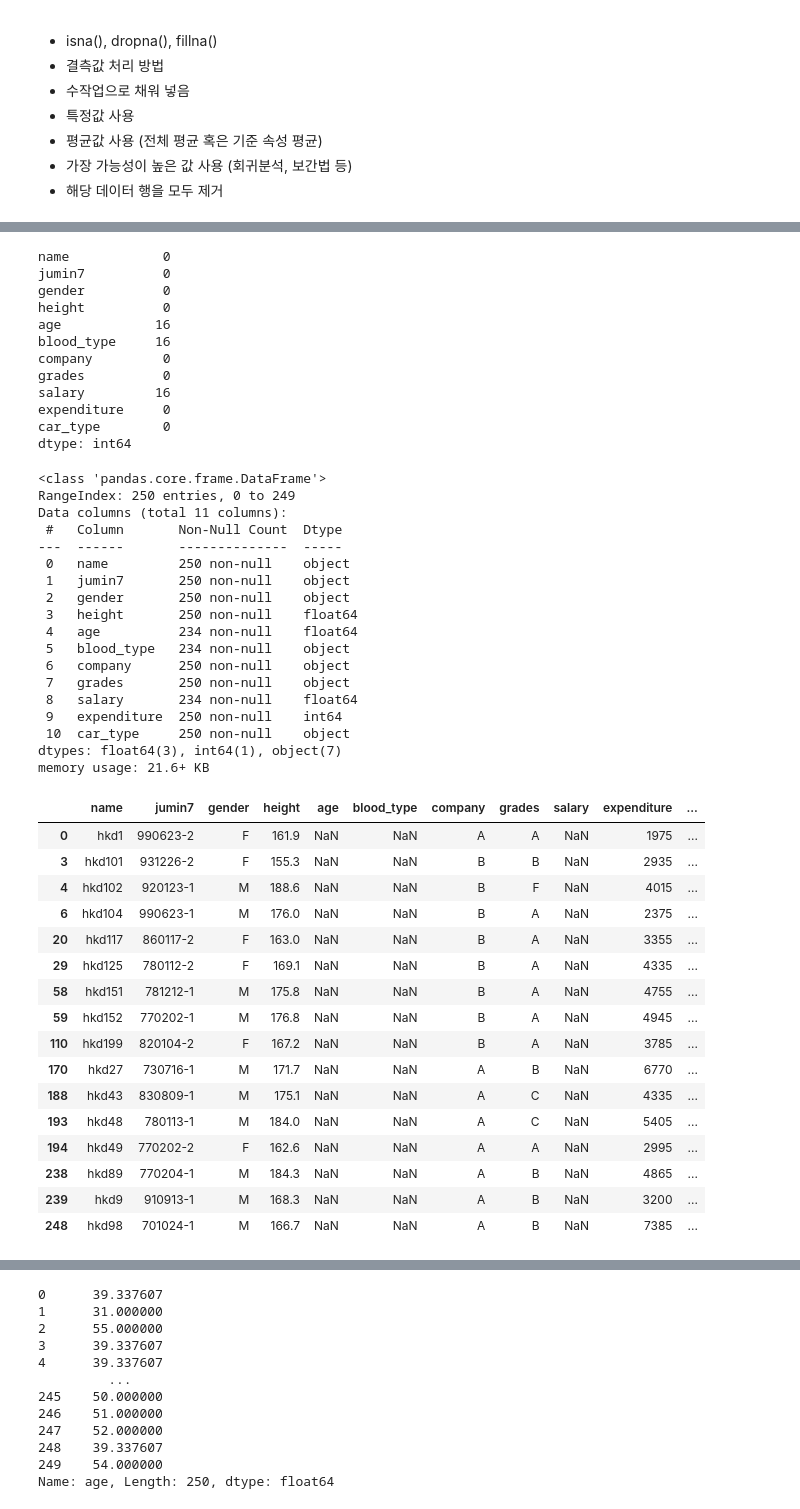
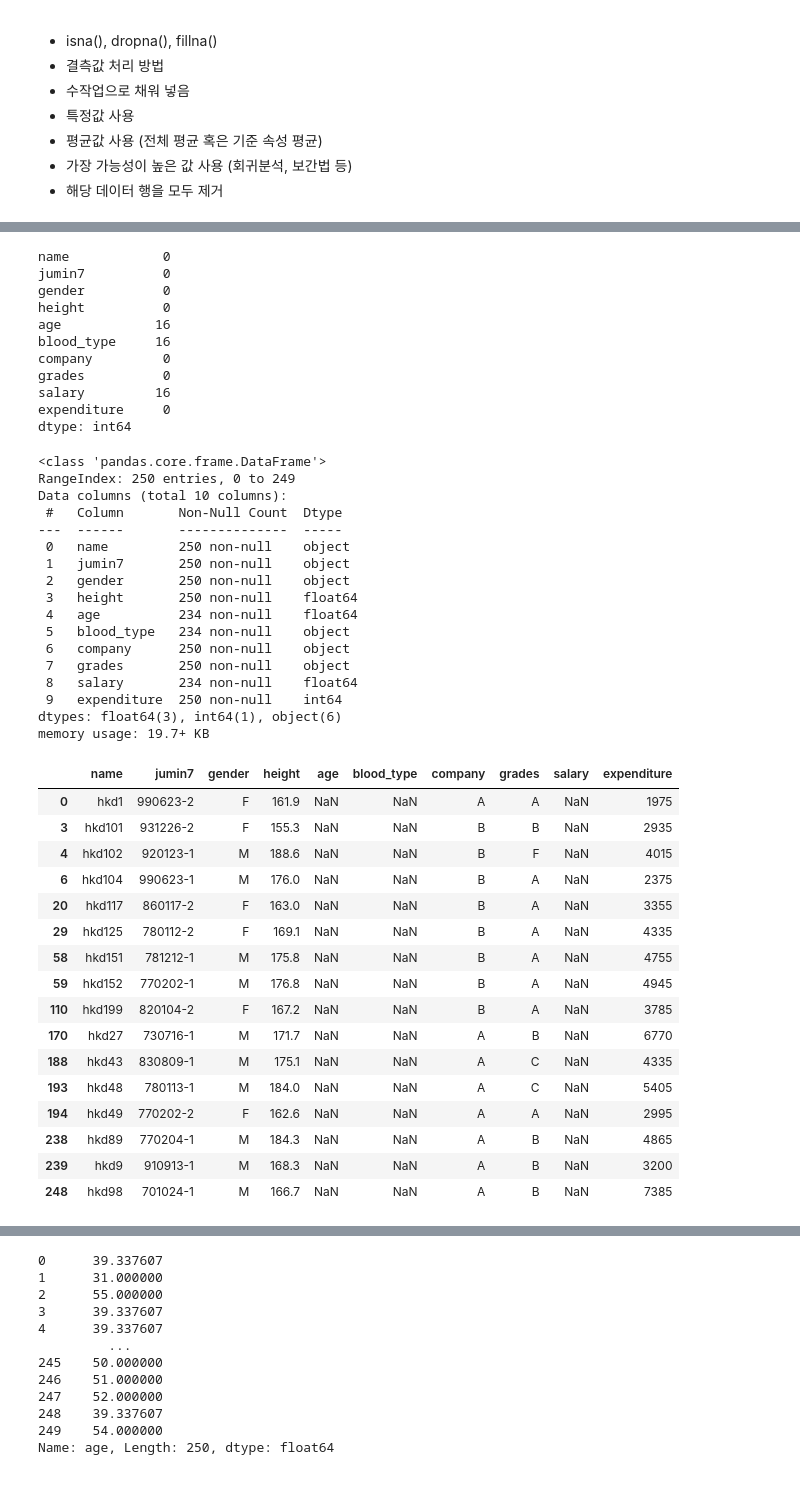
Before and after one commit to looloo404/AI-Basic, a Jupyter notebook: [Workbook]ch4 데이터전처리.ipynb, the cells around one changed output, grey strips where cells are left out. Saved outputs shown, nothing was run; the diff lists cells and outputs as text; code cells hidden in the pictures.

```diff
--- a/[Workbook]ch4 데이터전처리.ipynb
+++ b/[Workbook]ch4 데이터전처리.ipynb
@@ -23,3 +23,4 @@ pd.__version__
 * 해당 데이터 행을 모두 제거
 # %%
 # 파일 로딩
+df_hk_na = pd.read_csv('./data/hk_221206_na.csv')
@@ -26,5 +39,6 @@ pd.__version__
 # %%
 # 결측값 확인
+df_hk_na.isna().sum()
 # %% [output]
 name            0
 jumin7          0
@@ -36,14 +50,14 @@ company         0
 grades          0
 salary         16
 expenditure     0
-car_type        0
 dtype: int64
 # %%
 # df_hk.info() info()로 확인가능
+df_hk_na.info()
 # %% [output]
 <class 'pandas.core.frame.DataFrame'>
 RangeIndex: 250 entries, 0 to 249
-Data columns (total 11 columns):
+Data columns (total 10 columns):
  #   Column       Non-Null Count  Dtype
 ---  ------       --------------  -----
  0   name         250 non-null    object
@@ -56,28 +70,28 @@ Data columns (total 11 columns):
  7   grades       250 non-null    object
  8   salary       234 non-null    float64
  9   expenditure  250 non-null    int64
- 10  car_type     250 non-null    object
-dtypes: float64(3), int64(1), object(7)
-memory usage: 21.6+ KB
+dtypes: float64(3), int64(1), object(6)
+memory usage: 19.7+ KB
 # %%
 # df_hk['age'] 확인
+df_hk_na.loc[df_hk_na['age'].isna()]
 # %% [output]
-|  | name | jumin7 | gender | height | age | blood_type | company | grades | salary | expenditure | ... |
-| 0 | hkd1 | 990623-2 | F | 161.9 | NaN | NaN | A | A | NaN | 1975 | ... |
-| 3 | hkd101 | 931226-2 | F | 155.3 | NaN | NaN | B | B | NaN | 2935 | ... |
-| 4 | hkd102 | 920123-1 | M | 188.6 | NaN | NaN | B | F | NaN | 4015 | ... |
-| 6 | hkd104 | 990623-1 | M | 176.0 | NaN | NaN | B | A | NaN | 2375 | ... |
-| 20 | hkd117 | 860117-2 | F | 163.0 | NaN | NaN | B | A | NaN | 3355 | ... |
-| 29 | hkd125 | 780112-2 | F | 169.1 | NaN | NaN | B | A | NaN | 4335 | ... |
-| 58 | hkd151 | 781212-1 | M | 175.8 | NaN | NaN | B | A | NaN | 4755 | ... |
-| 59 | hkd152 | 770202-1 | M | 176.8 | NaN | NaN | B | A | NaN | 4945 | ... |
-| 110 | hkd199 | 820104-2 | F | 167.2 | NaN | NaN | B | A | NaN | 3785 | ... |
-| 170 | hkd27 | 730716-1 | M | 171.7 | NaN | NaN | A | B | NaN | 6770 | ... |
-| 188 | hkd43 | 830809-1 | M | 175.1 | NaN | NaN | A | C | NaN | 4335 | ... |
-| 193 | hkd48 | 780113-1 | M | 184.0 | NaN | NaN | A | C | NaN | 5405 | ... |
-| 194 | hkd49 | 770202-2 | F | 162.6 | NaN | NaN | A | A | NaN | 2995 | ... |
-| 238 | hkd89 | 770204-1 | M | 184.3 | NaN | NaN | A | B | NaN | 4865 | ... |
-| 239 | hkd9 | 910913-1 | M | 168.3 | NaN | NaN | A | B | NaN | 3200 | ... |
-| 248 | hkd98 | 701024-1 | M | 166.7 | NaN | NaN | A | B | NaN | 7385 | ... |
+|  | name | jumin7 | gender | height | age | blood_type | company | grades | salary | expenditure |
+| 0 | hkd1 | 990623-2 | F | 161.9 | NaN | NaN | A | A | NaN | 1975 |
+| 3 | hkd101 | 931226-2 | F | 155.3 | NaN | NaN | B | B | NaN | 2935 |
+| 4 | hkd102 | 920123-1 | M | 188.6 | NaN | NaN | B | F | NaN | 4015 |
+| 6 | hkd104 | 990623-1 | M | 176.0 | NaN | NaN | B | A | NaN | 2375 |
+| 20 | hkd117 | 860117-2 | F | 163.0 | NaN | NaN | B | A | NaN | 3355 |
+| 29 | hkd125 | 780112-2 | F | 169.1 | NaN | NaN | B | A | NaN | 4335 |
+| 58 | hkd151 | 781212-1 | M | 175.8 | NaN | NaN | B | A | NaN | 4755 |
+| 59 | hkd152 | 770202-1 | M | 176.8 | NaN | NaN | B | A | NaN | 4945 |
+| 110 | hkd199 | 820104-2 | F | 167.2 | NaN | NaN | B | A | NaN | 3785 |
+| 170 | hkd27 | 730716-1 | M | 171.7 | NaN | NaN | A | B | NaN | 6770 |
+| 188 | hkd43 | 830809-1 | M | 175.1 | NaN | NaN | A | C | NaN | 4335 |
+| 193 | hkd48 | 780113-1 | M | 184.0 | NaN | NaN | A | C | NaN | 5405 |
+| 194 | hkd49 | 770202-2 | F | 162.6 | NaN | NaN | A | A | NaN | 2995 |
+| 238 | hkd89 | 770204-1 | M | 184.3 | NaN | NaN | A | B | NaN | 4865 |
+| 239 | hkd9 | 910913-1 | M | 168.3 | NaN | NaN | A | B | NaN | 3200 |
+| 248 | hkd98 | 701024-1 | M | 166.7 | NaN | NaN | A | B | NaN | 7385 |
 # %%
 # 수작업으로 채워 넣음, 특정값 사용
```
Also changed, not shown: parts of 34 cells of this notebook, 4 other files.
